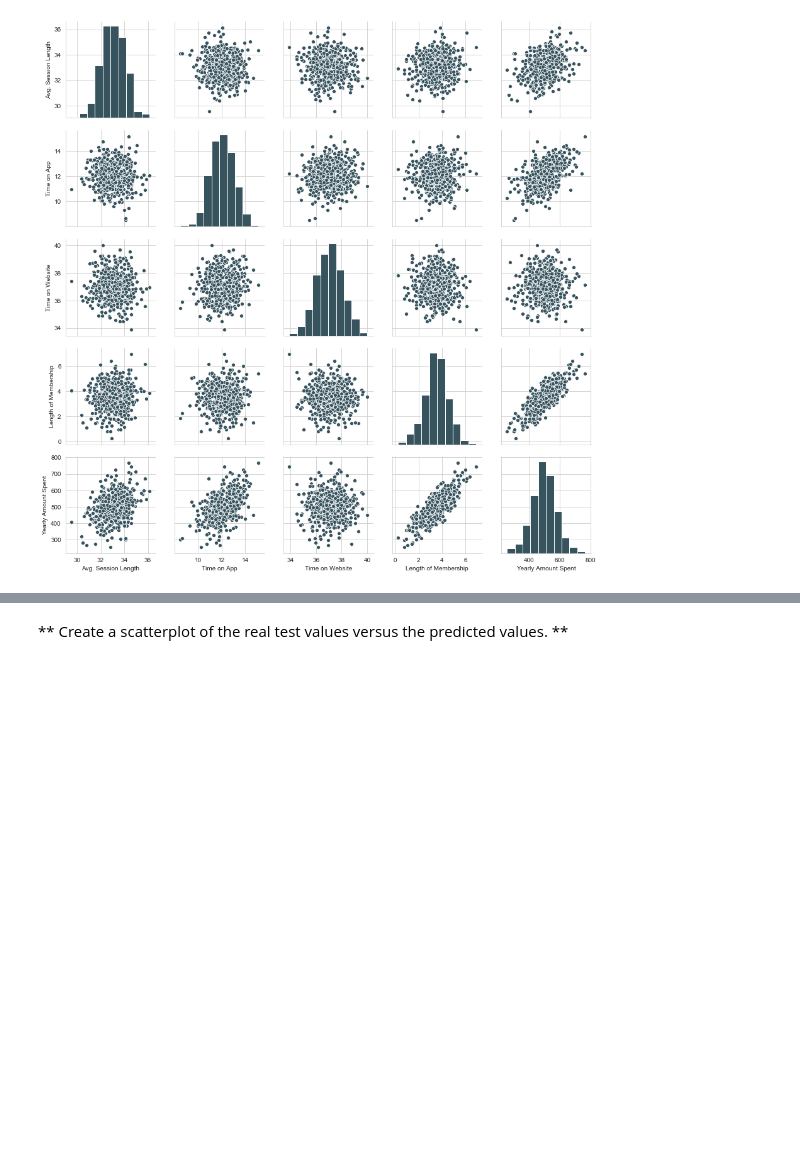
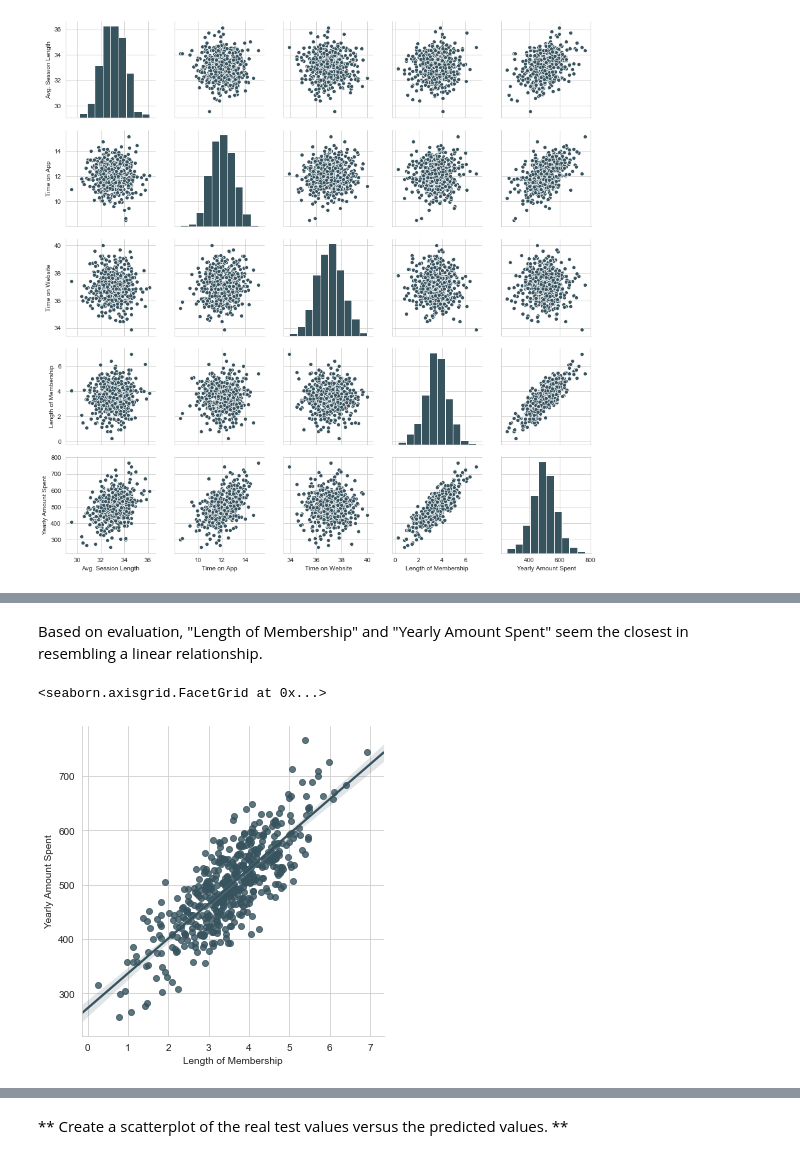
Before and after one commit to TylerTsang/Data-Science-Archive, a Jupyter notebook: Practice/Linear Regression/Linear Regression Practice_Ecommerce.ipynb, the cells around one changed output, grey strips where cells are left out. Cells and saved outputs as stored; diff of their text form; code cells hidden in the pictures; blank space fills up the shorter version.

Commit message:
Finished Linear Regression Practice Project
Uploaded complete linear regression project!

```diff
--- a/Practice/Linear Regression/Linear Regression Practice_Ecommerce.ipynb
+++ b/Practice/Linear Regression/Linear Regression Practice_Ecommerce.ipynb
@@ -129,0 +92,7 @@ Coefficients:
+# %% [markdown]
+Based on evaluation, "Length of Membership" and "Yearly Amount Spent" seem the closest in resembling a linear relationship.
+# %%
+sns.lmplot(data = customers, x = 'Length of Membership', y = 'Yearly Amount Spent')
+# %% [output]
+<seaborn.axisgrid.FacetGrid at 0x...>
+[figure, added]
```
Also changed, not shown: parts of 53 cells of this notebook.
